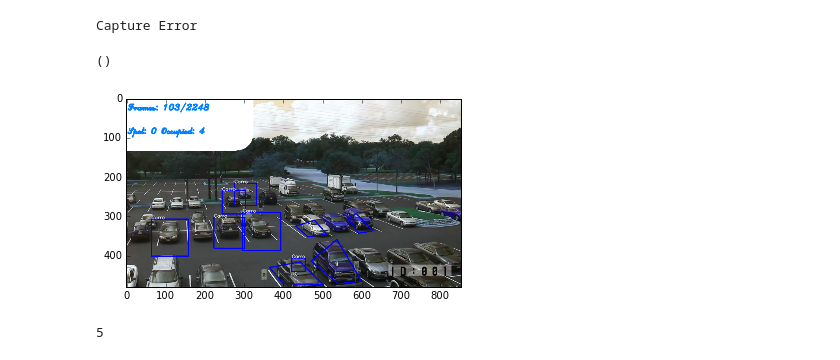
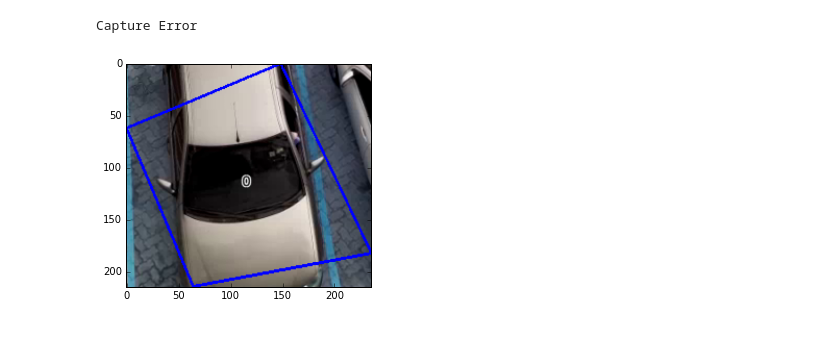
Before and after one commit to levimmartins/ComputacaoGrafica, a Jupyter notebook: ProjetoFinal.ipynb, the cells around one changed output. Cells and saved outputs as stored; diff of their text form; code cells hidden in the pictures.

```diff
--- a/ProjetoFinal.ipynb
+++ b/ProjetoFinal.ipynb
@@ -50,14 +8,0 @@ def click_and_crop(event, x, y, flags, param):
-# %%
-
-#nomeVideo = "img/parking_lot_1.mp4"
-nomeVideo = "img/parking_ifma_480p.mp4"
-cap = cv2.VideoCapture(nomeVideo)
-
-#Pega informações do video
-width =int(cap.get(cv2.CAP_PROP_FRAME_WIDTH))
-height =int(cap.get(cv2.CAP_PROP_FRAME_HEIGHT))
-
-nomeImageParaPegarPosicao = "img/5.png"
-image = cv2.imread(nomeImageParaPegarPosicao)
-imagemPosicaoResized = cv2.resize(image,(width,height))
-imagemPosicaoResized.shape
@@ -341,7 +8,0 @@ array([[[445, 372]],
-# %%
-im = frame_out.copy()
-x,y,w,h = cv2.boundingRect(parking_contours[0])
-cv2.rectangle(im,(x,y),(x+w,y+h),(0,255,0),2)
-
-plt.imshow(im)
-plt.show()
@@ -350,16 +8,0 @@ plt.show()
-# %%
-nomeVideo = "img/parking_ifma_480p.mp4"
-cap = cv2.VideoCapture(nomeVideo)
-
-#Pega informações do video
-width =int(cap.get(cv2.CAP_PROP_FRAME_WIDTH))
-height =int(cap.get(cv2.CAP_PROP_FRAME_HEIGHT))
-
-#nomeImageParaPegarPosicao = "img/5.png"
-nomeImageParaPegarPosicao = "img/parking_ifma.jpg"
-
-image = cv2.imread(nomeImageParaPegarPosicao)
-imagemPosicaoResized = cv2.resize(image,(width,height))
-imagemPosicaoResized.shape
-
-cv2.imwrite("img/resized.png",imagemPosicaoResized)
@@ -606,7 +219,7 @@ while(cap.isOpened()):
     frame_gray = cv2.cvtColor(frame_blur, cv2.COLOR_BGR2GRAY)
     frame_out = frame.copy()
 
-    cars = car_cascade.detectMultiScale(frame_out, 1.2, 2)
+    cars = car_cascade.detectMultiScale(frame_out, 1.8, 2)
     for (x,y,w,h) in cars:
         cv2.rectangle(frame_out,(x,y),(x+w,y+h),(0,0,255),2)
         cv2.putText(frame_out,"Carro", (x,y) , cv2.FONT_HERSHEY_SIMPLEX, 0.4, (255,255,255), 1, cv2.LINE_AA)
@@ -625,7 +238,7 @@ while(cap.isOpened()):
             #print points2
 
             roi_gray_2 = frame_out[rect[1]:(rect[1]+rect[3]), rect[0]:(rect[0]+rect[2])]
-            cars = car_cascade2.detectMultiScale(roi_gray_2, 1.1, 2)
+
             for (x,y,w,h) in cars:
                 cv2.rectangle(frame_out,(x,y),(x+w,y+h),(0,0,255),2)
                 cv2.putText(frame_out,"Carro", (x,y) , cv2.FONT_HERSHEY_SIMPLEX, 0.4, (255,255,255), 1, cv2.LINE_AA)
@@ -706,7 +319,3 @@ if config['save_video']: out.release()
 cv2.destroyAllWindows()
 # %% [output]
 Capture Error
-# %%
-cars
-# %% [output]
-()
@@ -720,9 +322,5 @@ for (x,y,w,h) in cars:
 # %%
-plt.imshow(test)
+plt.imshow(roi_gray_2)
 plt.show()
 # %% [output]
-[figure, old version]
+[figure, new version]
-# %%
-len(cars)
-# %% [output]
-5
```
Also changed, not shown: parts of 57 cells of this notebook.
